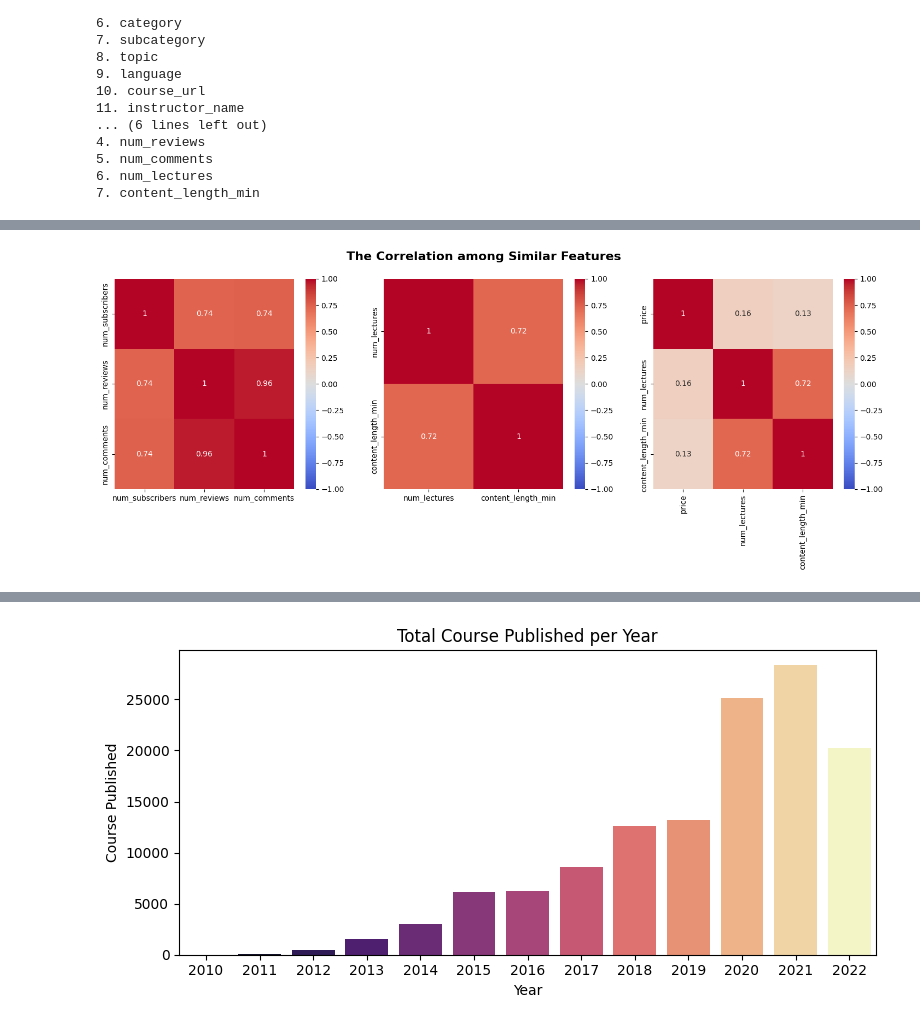
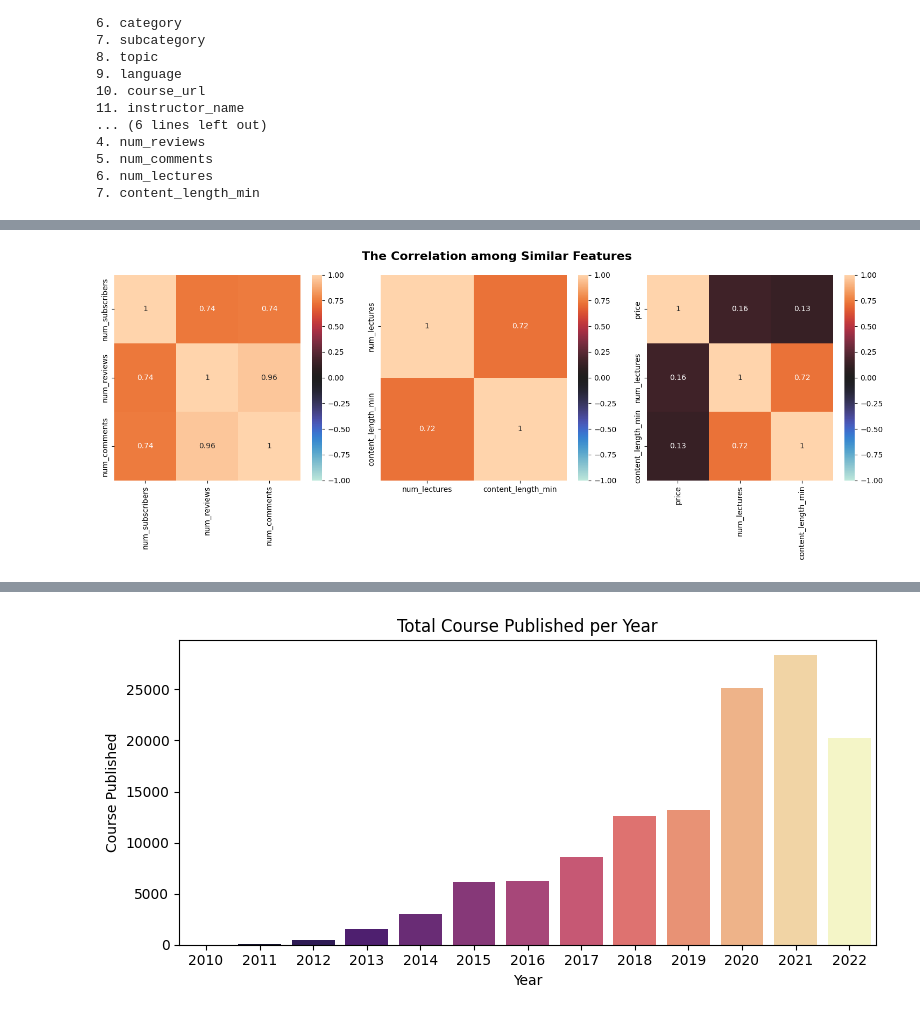
Before and after one commit to MuhammadRhakan/final-project, a Jupyter notebook: Course_Recommendation.ipynb, the cells around one changed output, grey strips where cells are left out. Saved outputs shown, nothing was run; the diff lists cells and outputs as text; code cells hidden in the pictures.

```diff
--- a/Course_Recommendation.ipynb
+++ b/Course_Recommendation.ipynb
@@ -306,24 +408,24 @@ Original Data
 # %%
-def heatmap(data):
+def correlation(data):
   feature = {
       'engagement': ['num_subscribers', 'num_reviews', 'num_comments'],
       'duration': ['num_lectures', 'content_length_min'],
       'resource': ['price', 'num_lectures', 'content_length_min']}
 
-  plt.figure(figsize=(18,5))
+  plt.figure(figsize=(5 * len(feature),6))
   plt.suptitle("The Correlation among Similar Features", fontweight='bold', fontsize=16)
 
   for i, col in enumerate(feature.values(), 1):
     plt.subplot(1,3,i)
     sns.heatmap(data[col].corr(),
                 annot=True,
                 center=0,
                 vmin=-1,
-                vmax=1,
-                cmap='coolwarm')
+                vmax=1)
 
+  plt.tight_layout()
   plt.show()
 
-heatmap(course_no_duplicate)
+correlation(course_no_duplicate)
 # %% [output]
-[figure, old version]
+[figure, new version]
```
Also changed, not shown: parts of 22 cells of this notebook.
